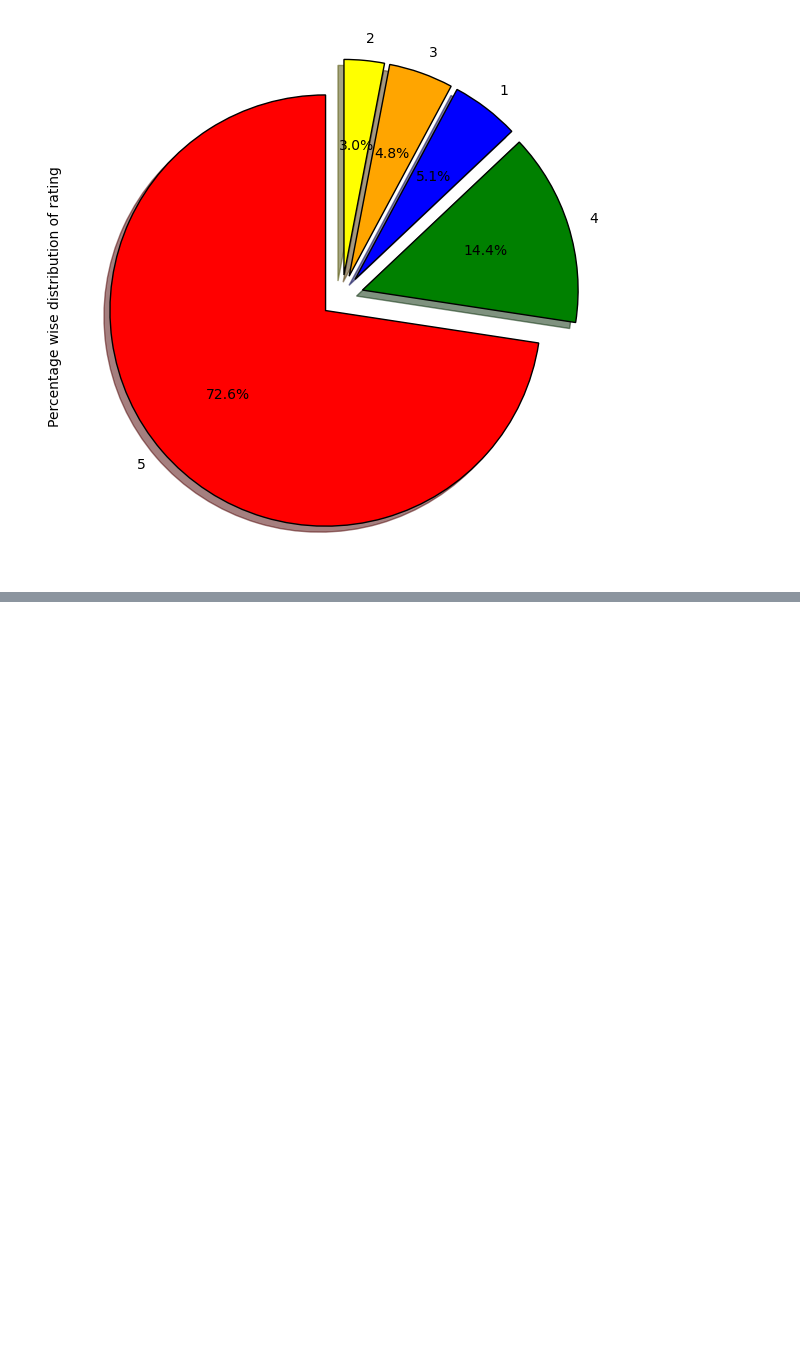
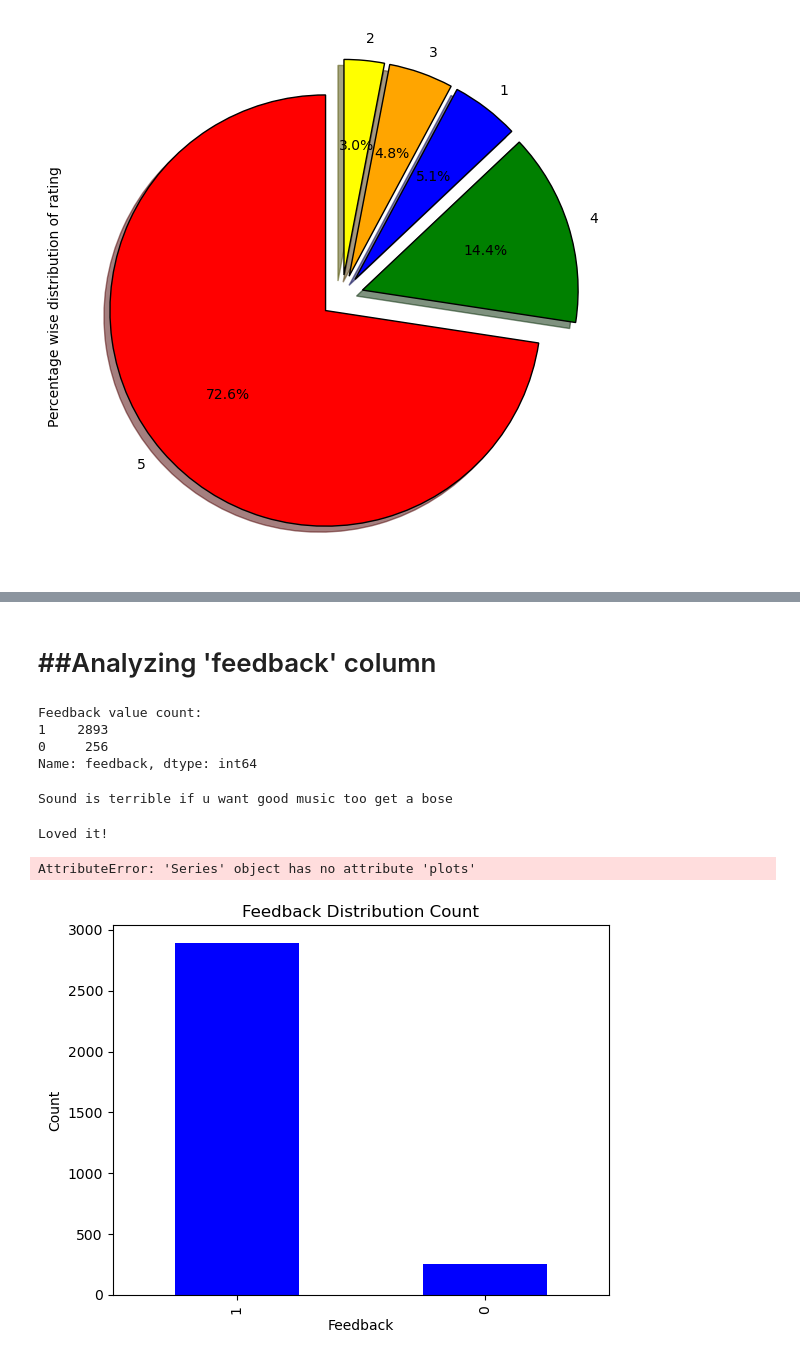
Before and after one commit to ss5613/Sentiment-Analysis, a Jupyter notebook: Sentiment_Analysis.ipynb, the cells around one changed output, grey strips where cells are left out. Cells and saved outputs as stored; diff of their text form; code cells hidden in the pictures; blank space fills up the shorter version.

```diff
--- a/Sentiment_Analysis.ipynb
+++ b/Sentiment_Analysis.ipynb
@@ -223,0 +225,38 @@ Sound is terrible if u want good music too get a bose
+# %% [markdown]
+# ##Analyzing 'feedback' column
+# %%
+#distinct values of 'feedback' and its count
+print(f"Feedback value count: \n{data['feedback'].value_counts()}")
+# %% [output]
+Feedback value count:
+1    2893
+0     256
+Name: feedback, dtype: int64
+# %%
+#to check if 0 means bad and 1 means good
+rev0 = data[data['feedback'] == 0].iloc[1]['verified_reviews']
+print(rev0)
+# %% [output]
+Sound is terrible if u want good music too get a bose
+# %%
+rev1 = data[data['feedback'] == 1].iloc[1]['verified_reviews']
+print(rev1)
+# %% [output]
+Loved it!
+# %%
+#bar graph
+data['feedback'].value_counts().plots.bar(color = 'blue')
+plt.title('Feedback distribution count')
+plt.xlabel('Feedback')
+plt.ylabel('Count')
+plt.show()
+# %% [output]
+AttributeError: 'Series' object has no attribute 'plots'
+# %%
+data['feedback'].value_counts().plot.bar(color='blue')
+plt.title('Feedback Distribution Count')
+plt.xlabel('Feedback')
+plt.ylabel('Count')
+plt.show()
+# %% [output]
+[figure, added]
```
Also changed, not shown: parts of 17 cells of this notebook.
